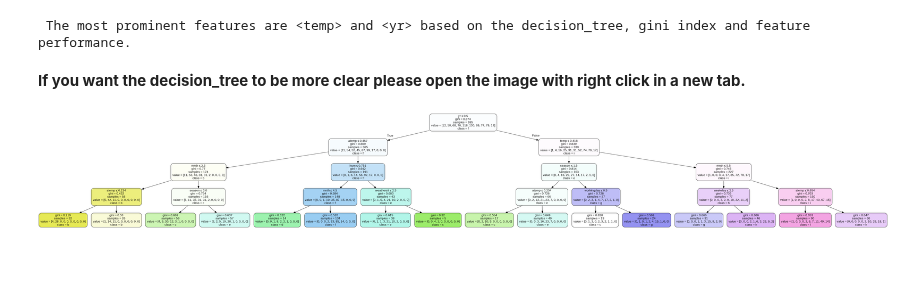
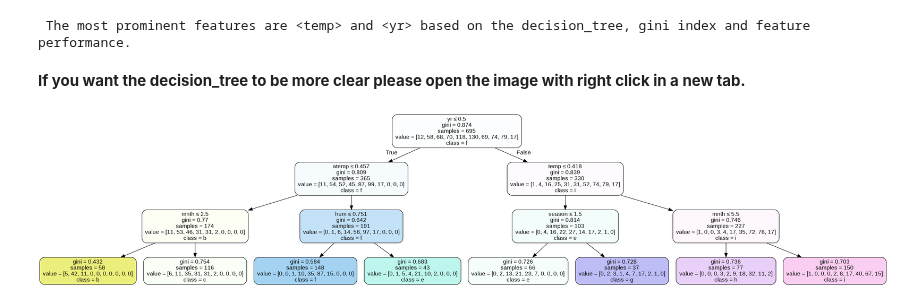
Before and after one commit to hellfireworld/MachineLearning, a Jupyter notebook: Ergasia1_1.ipynb, the cells around one changed output. Cells and saved outputs as stored; diff of their text form; code cells hidden in the pictures; blank space fills up the shorter version.

```diff
--- a/Ergasia1_1.ipynb
+++ b/Ergasia1_1.ipynb
@@ -123,7 +122,7 @@ best_clf = None
 for train_index, test_index in kf.split(X):
     X_train, X_test = X.iloc[train_index], X.iloc[test_index]
     y_train, y_test = y.iloc[train_index], y.iloc[test_index]
-    clf = DecisionTreeClassifier(max_depth=4, criterion="gini")
+    clf = DecisionTreeClassifier(max_depth=3, criterion="gini")
     clf.fit(X_train, y_train)
     y_pred = clf.predict(X_train)
     acc_train = metrics.accuracy_score(y_train, y_pred)
@@ -166,7 +165,6 @@ print('\n The most prominent features are <temp> and <yr> based on the decision_
 **If you want the decision_tree to be more clear please open the image with right click in a new tab.**
 # %%
 graph = pydotplus.graph_from_dot_data(dot_data.getvalue())
-graph.set_size('"100!"')
 Image(graph.create_png())
 # %% [output]
-[figure, old version]
+[figure, new version]
```
Also changed, not shown: parts of 2 cells of this notebook.
